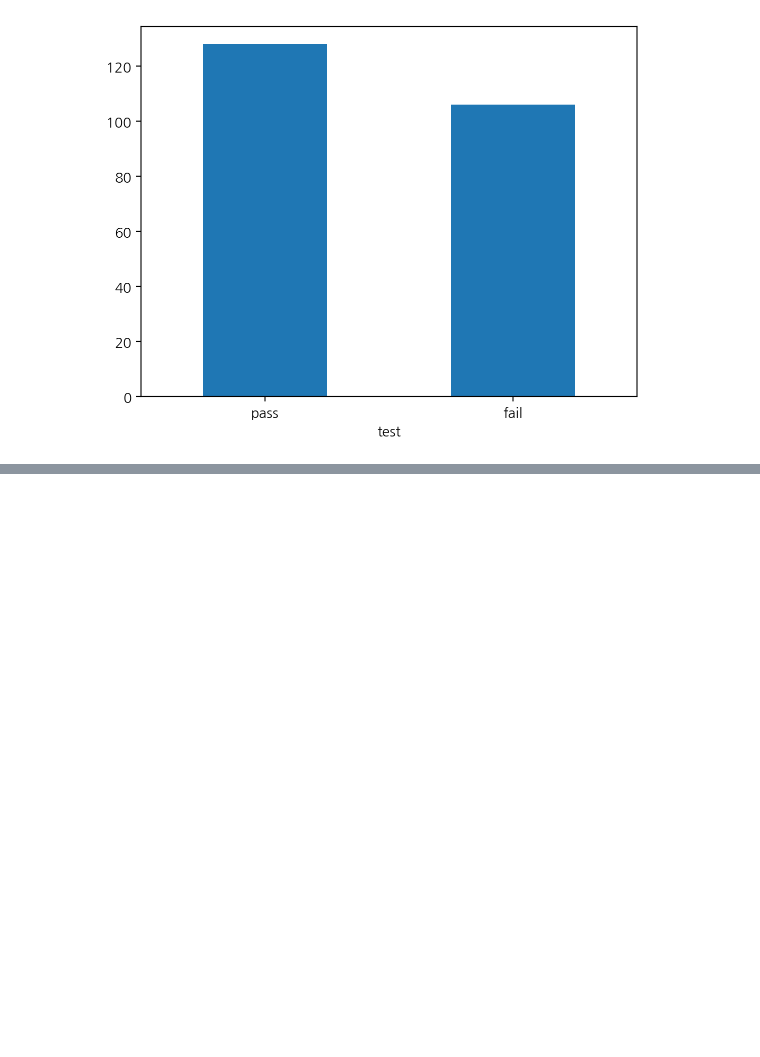
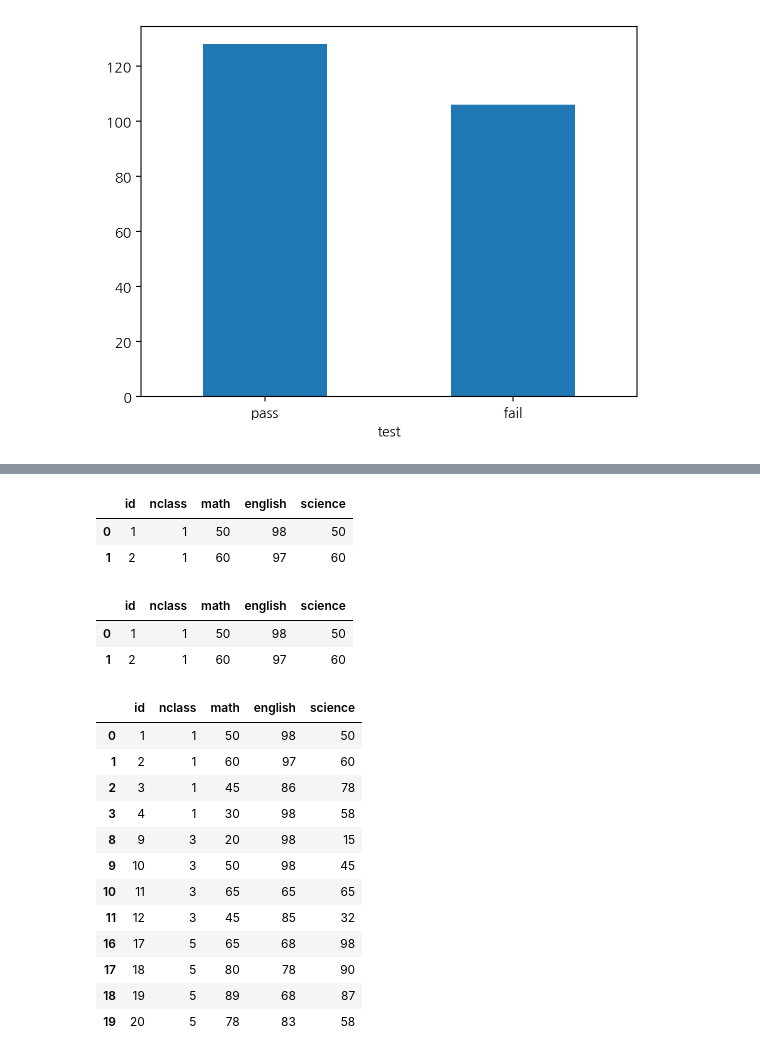
Before and after one commit to kra2839/2025-1-myclass-BDA, a Jupyter notebook: 05w_A_mon_0407_easy_ch05_06.ipynb, the cells around one changed output, grey strips where cells are left out. Cells and saved outputs as stored; diff of their text form; code cells hidden in the pictures; blank space fills up the shorter version.

```diff
--- a/05w_A_mon_0407_easy_ch05_06.ipynb
+++ b/05w_A_mon_0407_easy_ch05_06.ipynb
@@ -396,0 +517,28 @@ memory usage: 20.2+ KB
+# %%
+exam.query('nclass == 1 & math >= 50')
+# %% [output]
+|  | id | nclass | math | english | science |
+| 0 | 1 | 1 | 50 | 98 | 50 |
+| 1 | 2 | 1 | 60 | 97 | 60 |
+# %%
+exam[(exam.nclass == 1) & (exam.math >= 50)]
+# %% [output]
+|  | id | nclass | math | english | science |
+| 0 | 1 | 1 | 50 | 98 | 50 |
+| 1 | 2 | 1 | 60 | 97 | 60 |
+# %%
+exam.query('nclass == 1 | nclass == 3 | nclass == 5')
+# %% [output]
+|  | id | nclass | math | english | science |
+| 0 | 1 | 1 | 50 | 98 | 50 |
+| 1 | 2 | 1 | 60 | 97 | 60 |
+| 2 | 3 | 1 | 45 | 86 | 78 |
+| 3 | 4 | 1 | 30 | 98 | 58 |
+| 8 | 9 | 3 | 20 | 98 | 15 |
+| 9 | 10 | 3 | 50 | 98 | 45 |
+| 10 | 11 | 3 | 65 | 65 | 65 |
+| 11 | 12 | 3 | 45 | 85 | 32 |
+| 16 | 17 | 5 | 65 | 68 | 98 |
+| 17 | 18 | 5 | 80 | 78 | 90 |
+| 18 | 19 | 5 | 89 | 68 | 87 |
+| 19 | 20 | 5 | 78 | 83 | 58 |
```
Also changed, not shown: parts of 21 cells of this notebook.
